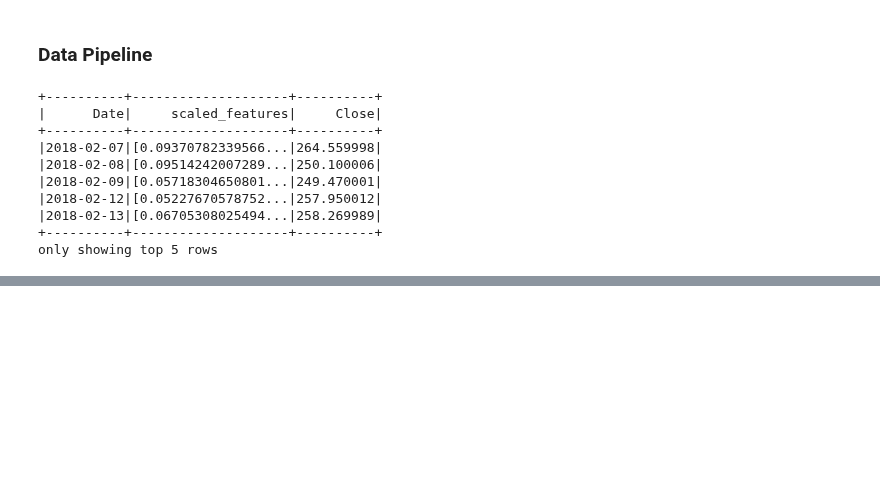
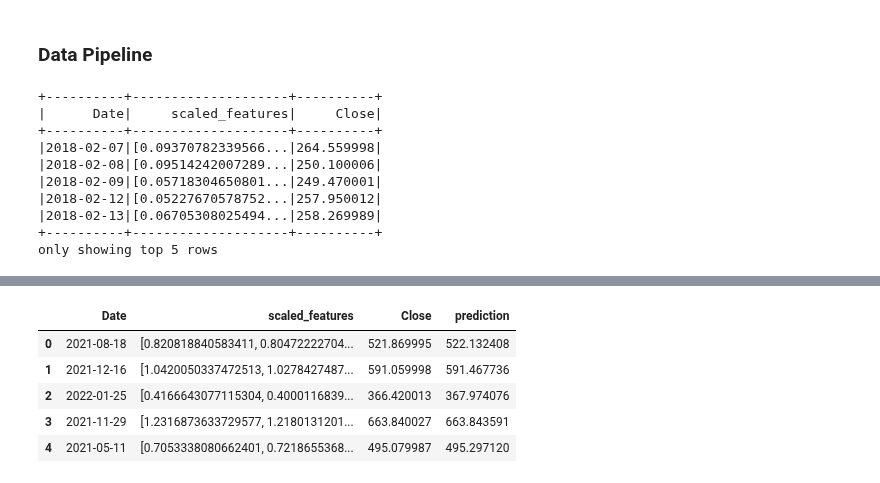
Before and after one commit to 23092003e/Stock-Price-Forecasting-System-Using-Apache-Spark, a Jupyter notebook: src.ipynb, the cells around one changed output, grey strips where cells are left out. Saved outputs shown, nothing was run; the diff lists cells and outputs as text; code cells hidden in the pictures; blank space fills up the shorter version.

Commit message:
Linear Regressor Model + Evaluation

```diff
--- a/src.ipynb
+++ b/src.ipynb
@@ -578,0 +572,18 @@ arima_spark_df = spark.createDataFrame(arima_df)
+# %%
+crossval = CrossValidator(
+    estimator=linear_regressor,
+    estimatorParamMaps=paramGrid,
+    evaluator=evaluator,
+    numFolds = 3
+)
+
+# Fit the cross-validator to find the best moel
+cv_model = crossval.fit(train_set)
+
+# Get the best model from cross validation
+best_model = cv_model.bestModel
+
+print("Best Model Params:")
+print("  Regularization Param (regParam):", best_model.getRegParam())
+print("  ElasticNet Param (elasticNetParam):", best_model.getElasticNetParam())
+print("  Maximum Iterations (maxIter):", best_model.getMaxIter())
@@ -578,0 +595,19 @@ arima_spark_df = spark.createDataFrame(arima_df)
+# %%
+prediction_test = best_model.transform(test_set)
+
+# Evaluate the model
+evaluator = RegressionEvaluator(
+    labelCol='Close',
+    predictionCol='prediction',
+    metricName='rmse')
+
+# Calculate metrics
+mse = evaluator.evaluate(prediction_test, {evaluator.metricName: "mse"})
+rmse = evaluator.evaluate(prediction_test, {evaluator.metricName: "rmse"})
+mae = evaluator.evaluate(prediction_test, {evaluator.metricName: "mae"})
+r2 = evaluator.evaluate(prediction_test, {evaluator.metricName: "r2"})
+
+print("MSE:", mse)
+print("RMSE:", rmse)
+print("MAE:", mae)
+print("R2 Score:",r2)
@@ -578,0 +633,10 @@ arima_spark_df = spark.createDataFrame(arima_df)
+# %%
+predictions = predictions.toPandas()
+predictions.head(5)
+# %% [output]
+|  | Date | scaled_features | Close | prediction |
+| 0 | 2021-08-18 | [0.820818840583411, 0.80472222704... | 521.869995 | 522.132408 |
+| 1 | 2021-12-16 | [1.0420050337472513, 1.0278427487... | 591.059998 | 591.467736 |
+| 2 | 2022-01-25 | [0.4166643077115304, 0.4000116839... | 366.420013 | 367.974076 |
+| 3 | 2021-11-29 | [1.2316873633729577, 1.2180131201... | 663.840027 | 663.843591 |
+| 4 | 2021-05-11 | [0.7053338080662401, 0.7218655368... | 495.079987 | 495.297120 |
```
Also changed, not shown: parts of 16 cells of this notebook, 2 other files.
